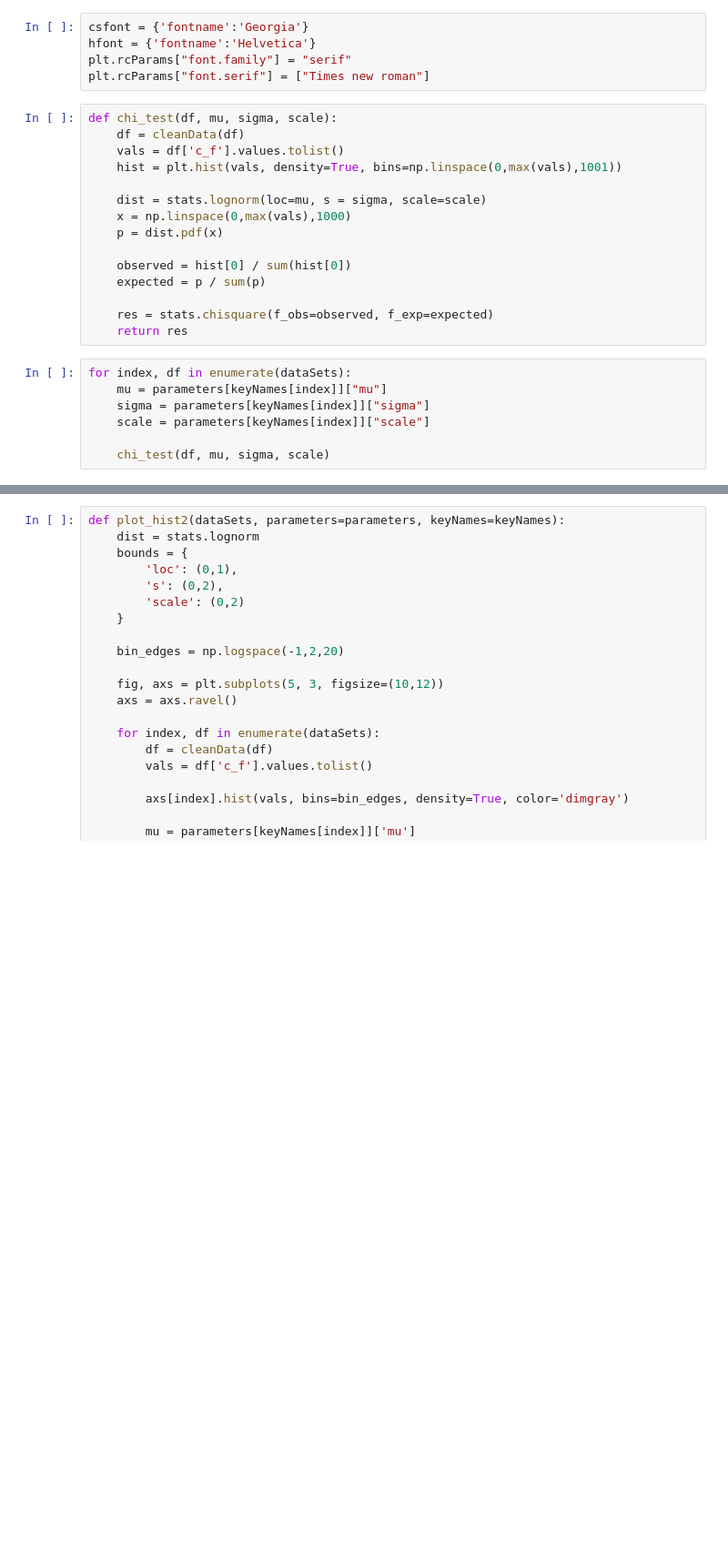
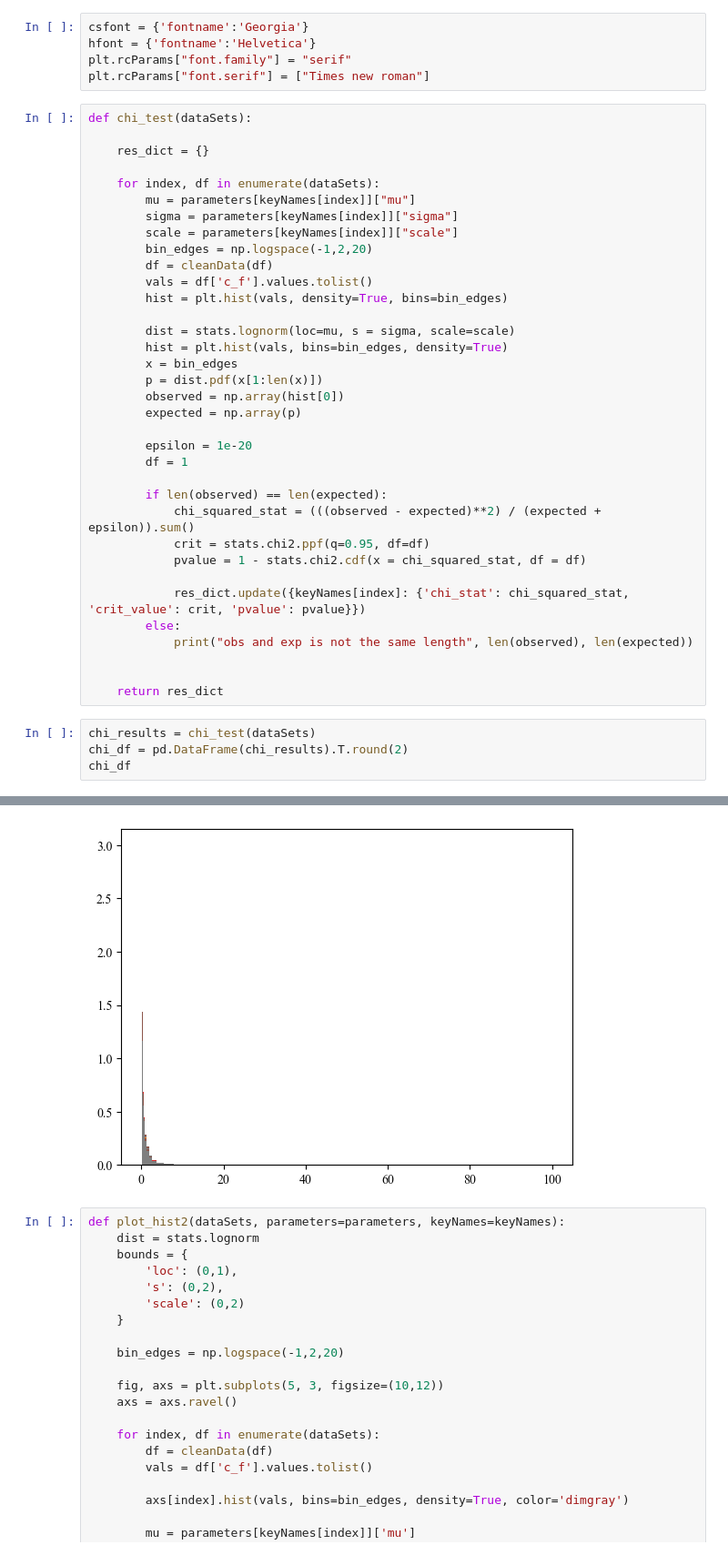
Before and after one commit to iRRe33-smk/exjobb, a Jupyter notebook: citation_analysis/citation_analysis.ipynb, the cells around one changed output, grey strips where cells are left out. Shown at 91% size. Saved outputs shown, nothing was run; the diff lists cells and outputs as text; blank space fills up the shorter version.

```diff
--- a/citation_analysis/citation_analysis.ipynb
+++ b/citation_analysis/citation_analysis.ipynb
@@ -111,25 +111,43 @@ csfont = {'fontname':'Georgia'}
 hfont = {'fontname':'Helvetica'}
 plt.rcParams["font.family"] = "serif"
 plt.rcParams["font.serif"] = ["Times new roman"]
-# %%
-def chi_test(df, mu, sigma, scale):
-    df = cleanData(df)
-    vals = df['c_f'].values.tolist()
-    hist = plt.hist(vals, density=True, bins=np.linspace(0,max(vals),1001))
-
-    dist = stats.lognorm(loc=mu, s = sigma, scale=scale)
-    x = np.linspace(0,max(vals),1000)
-    p = dist.pdf(x)
-
-    observed = hist[0] / sum(hist[0])
-    expected = p / sum(p)
-
-    res = stats.chisquare(f_obs=observed, f_exp=expected)
-    return res
-# %%
-for index, df in enumerate(dataSets):
-    mu = parameters[keyNames[index]]["mu"]
-    sigma = parameters[keyNames[index]]["sigma"]
-    scale = parameters[keyNames[index]]["scale"]
-
-    chi_test(df, mu, sigma, scale)
+# %%
+def chi_test(dataSets):
+
+    res_dict = {}
+
+    for index, df in enumerate(dataSets):
+        mu = parameters[keyNames[index]]["mu"]
+        sigma = parameters[keyNames[index]]["sigma"]
+        scale = parameters[keyNames[index]]["scale"]
+        bin_edges = np.logspace(-1,2,20)
+        df = cleanData(df)
+        vals = df['c_f'].values.tolist()
+        hist = plt.hist(vals, density=True, bins=bin_edges)
+
+        dist = stats.lognorm(loc=mu, s = sigma, scale=scale)
+        hist = plt.hist(vals, bins=bin_edges, density=True)
+        x = bin_edges
+        p = dist.pdf(x[1:len(x)])
+        observed = np.array(hist[0])
+        expected = np.array(p)
+
+        epsilon = 1e-20
+        df = 1
+
+        if len(observed) == len(expected):
+            chi_squared_stat = (((observed - expected)**2) / (expected + epsilon)).sum()
+            crit = stats.chi2.ppf(q=0.95, df=df)
+            pvalue = 1 - stats.chi2.cdf(x = chi_squared_stat, df = df)
+
+            res_dict.update({keyNames[index]: {'chi_stat': chi_squared_stat, 'crit_value': crit, 'pvalue': pvalue}})
+        else:
+            print("obs and exp is not the same length", len(observed), len(expected))
+
+
+    return res_dict
+# %%
+chi_results = chi_test(dataSets)
+chi_df = pd.DataFrame(chi_results).T.round(2)
+chi_df
+# %% [output]
@@ -136,3 +169,4 @@ for index, df in enumerate(dataSets):
+[figure, added]
 # %%
 def plot_hist2(dataSets, parameters=parameters, keyNames=keyNames):
     dist = stats.lognorm
```
Also changed, not shown: parts of 9 cells of this notebook, 6 other files.
